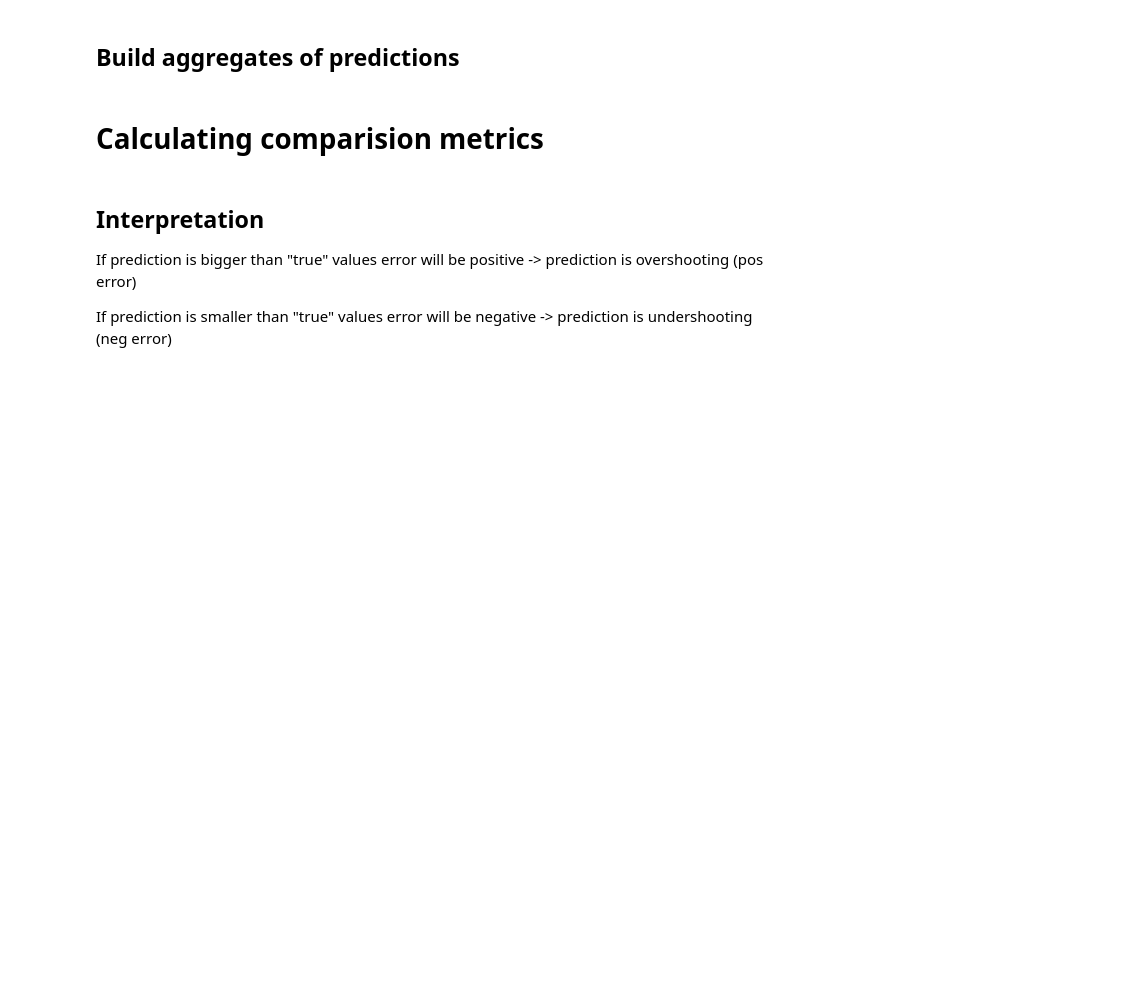
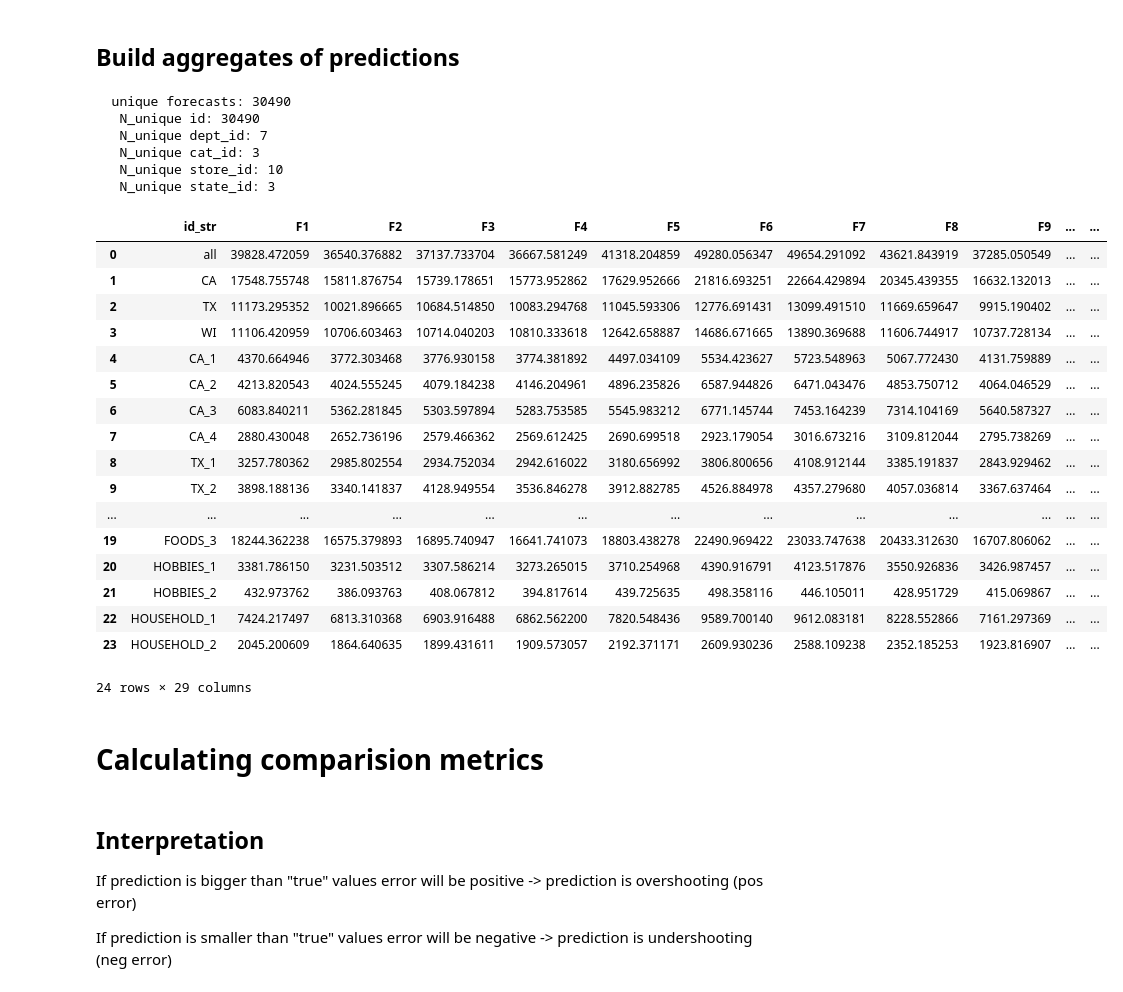
Before and after one commit to wkCircle/m5-accuracy-competition, a Jupyter notebook: m5-alignandsubmit.ipynb, the cells around one changed output. Cells and saved outputs as stored; diff of their text form; code cells hidden in the pictures; blank space fills up the shorter version.

```diff
--- a/m5-alignandsubmit.ipynb
+++ b/m5-alignandsubmit.ipynb
@@ -61,3 +69,6 @@ BUILD_ENSEMBLE = True
+# %%
+# BUILD_ENSEMBLE = True
+BUILD_ENSEMBLE = False # I just wanna see sample output
 # %%
 if BUILD_ENSEMBLE:
 
@@ -83,3 +94,4 @@ if BUILD_ENSEMBLE:
 else:
     print('Should not submit single distibution')
     #submission_pred_df = pd.read_csv('../input/m5-final-13/submission_v1.csv')
+    submission_pred_df = pd.read_csv('input/bottom_out/submission_v1.csv')
@@ -115,0 +164,11 @@ submission_pred_df
+# %%
+# continue from previous cell, so d1913-d1941 of validation can actually be seen as the next 28 days prediction period of a model trained on
+# sales_train_validation.csv (d1~d1913).
+
+# convert d1914-d1941 name to F1-F28
+d2f = { f"d_{1913+i}" : f"F{i}" for i in range(1, 28+1)}
+validation_gt_data = validation_gt_data.rename(columns=d2f)
+
+# replace 1st half in submission_pred_df
+submission_pred_df = pd.concat([validation_gt_data, submission_pred_df.iloc[30490:,:]],axis=0).reset_index(drop=True)
+submission_pred_df
@@ -139,6 +242,13 @@ ts_dict = {t: int(t[1:]) for t in ts_cols}
 print('  unique forecasts: %i' % bottom_lvl_pred_df.shape[0])
 for col in cat_cols:
     print('   N_unique %s: %i' % (col, bottom_lvl_pred_df[col].nunique()))
+# %% [output]
+  unique forecasts: 30490
+   N_unique id: 30490
+   N_unique dept_id: 7
+   N_unique cat_id: 3
+   N_unique store_id: 10
+   N_unique state_id: 3
 # %%
 # 1. All products, all stores, all states (1 series)
 all_sales = pd.DataFrame(bottom_lvl_pred_df[ts_cols].sum()).transpose()
@@ -177,3 +283,26 @@ nbeats_pred01_df.head()
+# %%
+# recall that the aggregation is based only on evaluation part of bottom layer model.
+# so F1-F28 here correspond to d1942-d1969.
+all_pred_agg
+# %% [output]
+|  | id_str | F1 | F2 | F3 | F4 | F5 | F6 | F7 | F8 | F9 | ... | ... |
+| 0 | all | 39828.472059 | 36540.376882 | 37137.733704 | 36667.581249 | 41318.204859 | 49280.056347 | 49654.291092 | 43621.843919 | 37285.050549 | ... | ... |
+| 1 | CA | 17548.755748 | 15811.876754 | 15739.178651 | 15773.952862 | 17629.952666 | 21816.693251 | 22664.429894 | 20345.439355 | 16632.132013 | ... | ... |
+| 2 | TX | 11173.295352 | 10021.896665 | 10684.514850 | 10083.294768 | 11045.593306 | 12776.691431 | 13099.491510 | 11669.659647 | 9915.190402 | ... | ... |
+| 3 | WI | 11106.420959 | 10706.603463 | 10714.040203 | 10810.333618 | 12642.658887 | 14686.671665 | 13890.369688 | 11606.744917 | 10737.728134 | ... | ... |
+| 4 | CA_1 | 4370.664946 | 3772.303468 | 3776.930158 | 3774.381892 | 4497.034109 | 5534.423627 | 5723.548963 | 5067.772430 | 4131.759889 | ... | ... |
+| 5 | CA_2 | 4213.820543 | 4024.555245 | 4079.184238 | 4146.204961 | 4896.235826 | 6587.944826 | 6471.043476 | 4853.750712 | 4064.046529 | ... | ... |
+| 6 | CA_3 | 6083.840211 | 5362.281845 | 5303.597894 | 5283.753585 | 5545.983212 | 6771.145744 | 7453.164239 | 7314.104169 | 5640.587327 | ... | ... |
+| 7 | CA_4 | 2880.430048 | 2652.736196 | 2579.466362 | 2569.612425 | 2690.699518 | 2923.179054 | 3016.673216 | 3109.812044 | 2795.738269 | ... | ... |
+| 8 | TX_1 | 3257.780362 | 2985.802554 | 2934.752034 | 2942.616022 | 3180.656992 | 3806.800656 | 4108.912144 | 3385.191837 | 2843.929462 | ... | ... |
+| 9 | TX_2 | 3898.188136 | 3340.141837 | 4128.949554 | 3536.846278 | 3912.882785 | 4526.884978 | 4357.279680 | 4057.036814 | 3367.637464 | ... | ... |
+| ... | ... | ... | ... | ... | ... | ... | ... | ... | ... | ... | ... | ... |
+| 19 | FOODS_3 | 18244.362238 | 16575.379893 | 16895.740947 | 16641.741073 | 18803.438278 | 22490.969422 | 23033.747638 | 20433.312630 | 16707.806062 | ... | ... |
+| 20 | HOBBIES_1 | 3381.786150 | 3231.503512 | 3307.586214 | 3273.265015 | 3710.254968 | 4390.916791 | 4123.517876 | 3550.926836 | 3426.987457 | ... | ... |
+| 21 | HOBBIES_2 | 432.973762 | 386.093763 | 408.067812 | 394.817614 | 439.725635 | 498.358116 | 446.105011 | 428.951729 | 415.069867 | ... | ... |
+| 22 | HOUSEHOLD_1 | 7424.217497 | 6813.310368 | 6903.916488 | 6862.562200 | 7820.548436 | 9589.700140 | 9612.083181 | 8228.552866 | 7161.297369 | ... | ... |
+| 23 | HOUSEHOLD_2 | 2045.200609 | 1864.640635 | 1899.431611 | 1909.573057 | 2192.371171 | 2609.930236 | 2588.109238 | 2352.185253 | 1923.816907 | ... | ... |
+24 rows × 29 columns
 # %% [markdown]
 # Calculating comparision metrics
 # %% [markdown]
```
Also changed, not shown: parts of 13 cells of this notebook, 4 other files.
